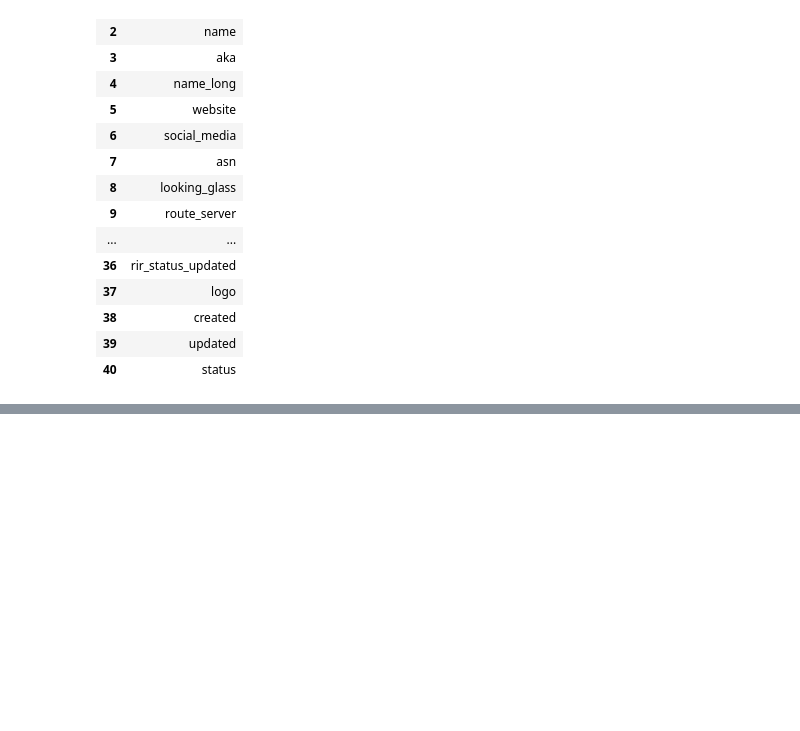
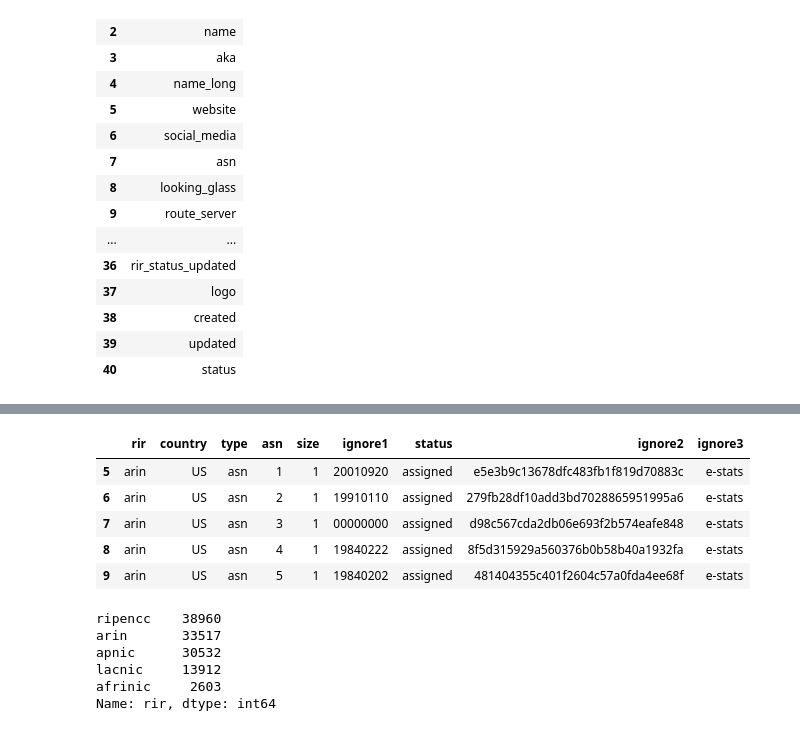
Before and after one commit to JohannesHartUniKassel/asn-classifier, a Jupyter notebook: preprocessing/data/peeringdb/test.ipynb, the cells around one changed output, grey strips where cells are left out. Saved outputs shown, nothing was run; the diff lists cells and outputs as text; code cells hidden in the pictures; blank space fills up the shorter version.

```diff
--- a/preprocessing/data/peeringdb/test.ipynb
+++ b/preprocessing/data/peeringdb/test.ipynb
@@ -123,0 +126,42 @@ date_stats(net_df, 'rir_status_updated')
+# %%
+import pandas as pd
+from pathlib import Path
+
+filepath = '../nro-delegated-stats/nro-delegated-stats'
+
+# load the delegated stats into a DataFrame
+# assuming it's a pipe-separated file with no header
+nro_df = pd.read_csv(filepath, sep='|', header=None, names=['rir', 'country', 'type', 'asn', 'size', 'ignore1', 'status', 'ignore2', 'ignore3'], on_bad_lines='skip')
+nro_df = nro_df[nro_df['type'] == 'asn']
+nro_df.dropna(inplace=True)
+nro_df = nro_df[nro_df['country'] != 'ZZ']
+
+# expand nro_df to include individual ASNs based on size
+expanded_rows = []
+for _, row in nro_df.iterrows():
+    start_asn = int(row['asn'])
+    count = row['size']
+    for i in range(count):
+        new_row = row.copy()
+        new_row['asn'] = str(start_asn + i)
+        expanded_rows.append(new_row)
+nro_df = pd.DataFrame(expanded_rows)
+
+# show a quick preview
+nro_df.head()
+# %% [output]
+|  | rir | country | type | asn | size | ignore1 | status | ignore2 | ignore3 |
+| 5 | arin | US | asn | 1 | 1 | 20010920 | assigned | e5e3b9c13678dfc483fb1f819d70883c | e-stats |
+| 6 | arin | US | asn | 2 | 1 | 19910110 | assigned | 279fb28df10add3bd7028865951995a6 | e-stats |
+| 7 | arin | US | asn | 3 | 1 | 00000000 | assigned | d98c567cda2db06e693f2b574eafe848 | e-stats |
+| 8 | arin | US | asn | 4 | 1 | 19840222 | assigned | 8f5d315929a560376b0b58b40a1932fa | e-stats |
+| 9 | arin | US | asn | 5 | 1 | 19840202 | assigned | 481404355c401f2604c57a0fda4ee68f | e-stats |
+# %%
+nro_df['rir'].value_counts()
+# %% [output]
+ripencc    38960
+arin       33517
+apnic      30532
+lacnic     13912
+afrinic     2603
+Name: rir, dtype: int64
```
Also changed, not shown: parts of 13 cells of this notebook, 3 other files.
